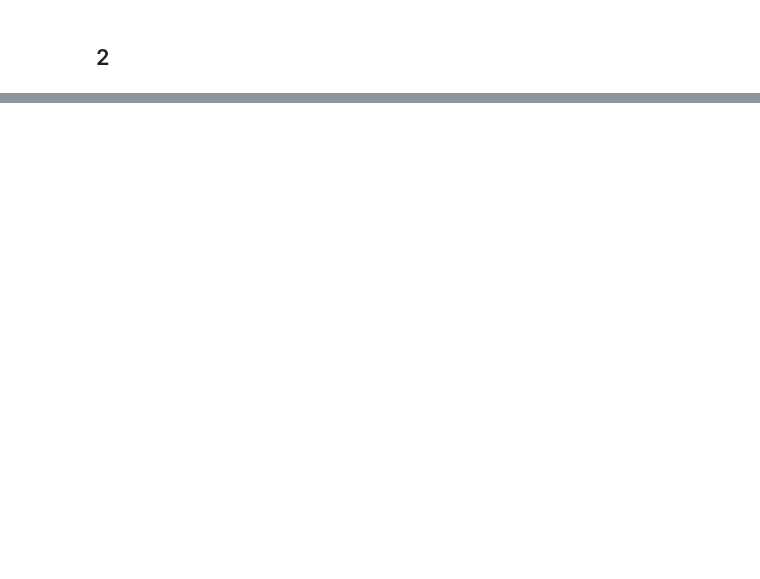
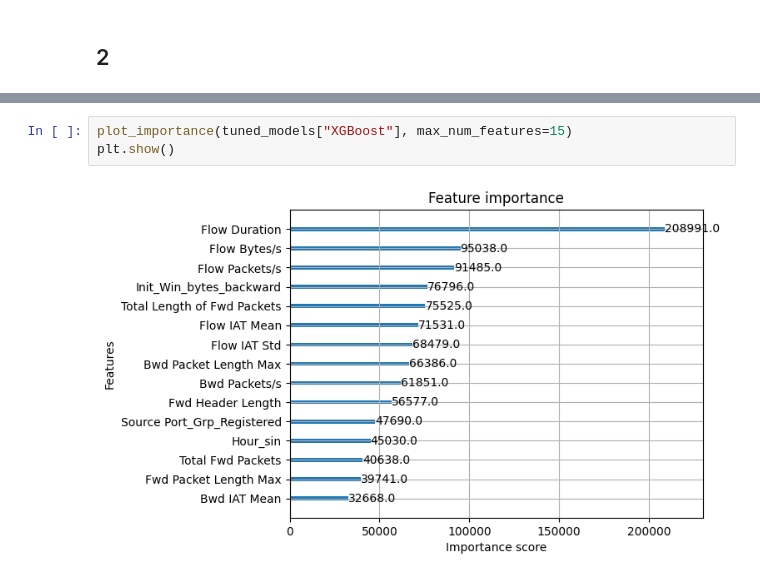
Before and after one commit to VietDQ1904/DataMining-Project-2026, a Jupyter notebook: source/model/model.ipynb, the cells around one changed output, grey strips where cells are left out. Drawn from its saved outputs; the diff is of its cells as text; blank space fills up the shorter version.

```diff
--- a/source/model/model.ipynb
+++ b/source/model/model.ipynb
@@ -511,0 +425,5 @@ weighted avg       0.69      0.69      0.69     35563
+# %%
+plot_importance(tuned_models["XGBoost"], max_num_features=15)
+plt.show()
+# %% [output]
+[figure, added]
```
Also changed, not shown: parts of 21 cells of this notebook, 9 other files.
